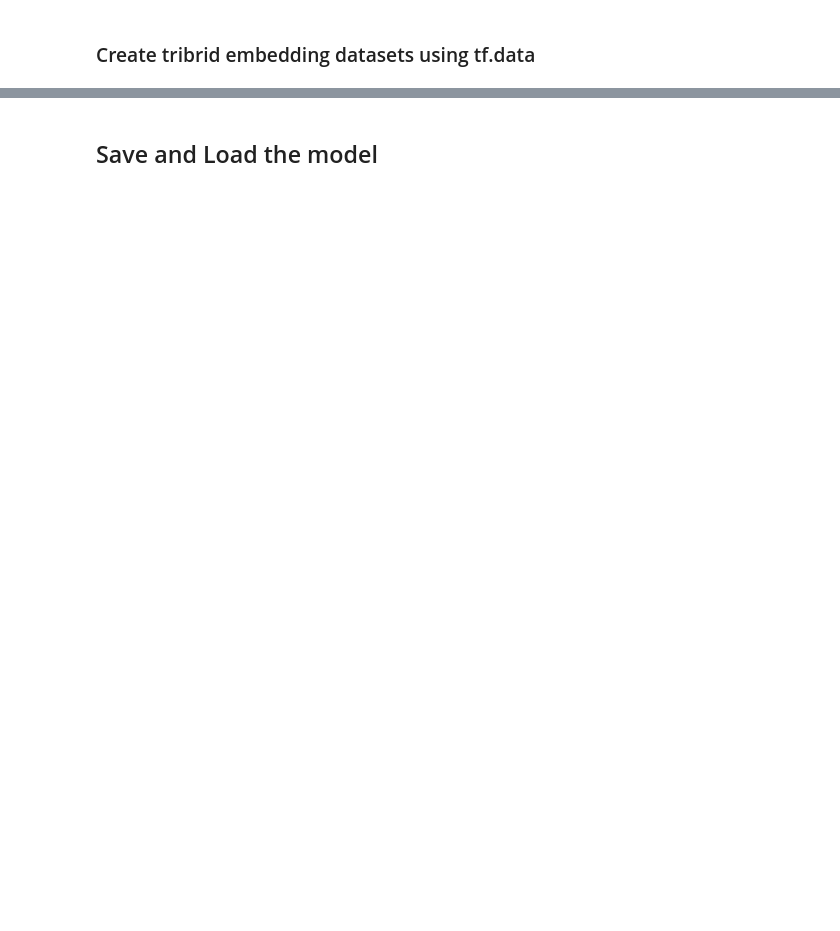
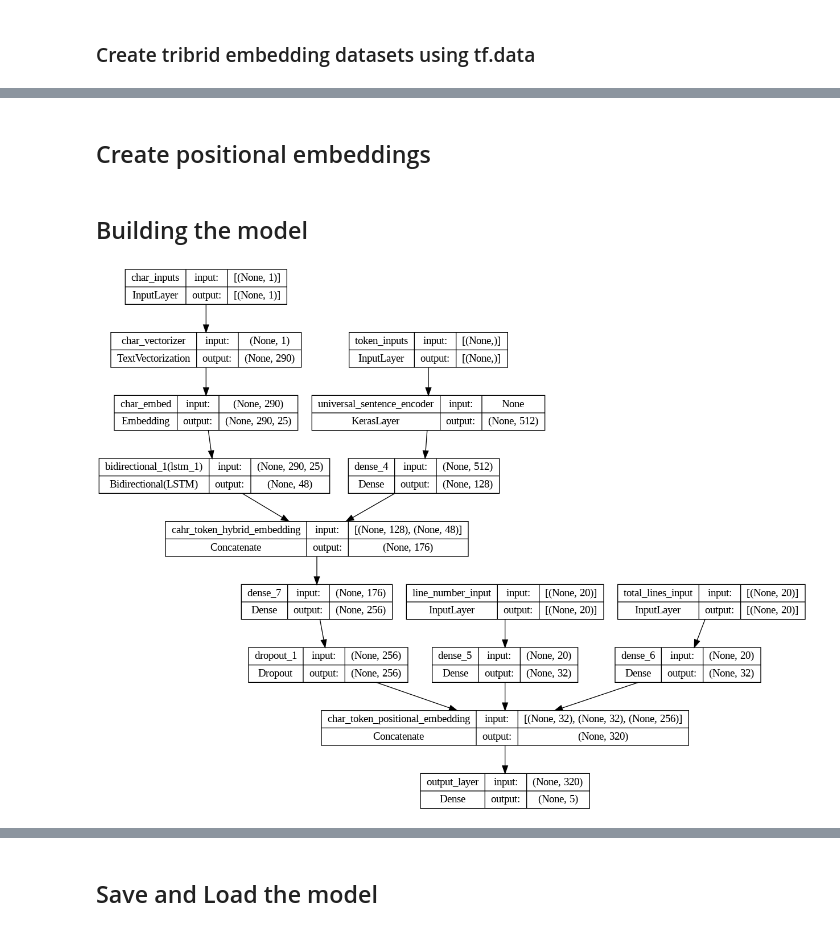
Before and after one commit to Kevo1906/SkimLit_Project, a Jupyter notebook: Project_SkimLit.ipynb, the cells around one changed output, grey strips where cells are left out. Cells and saved outputs as stored; diff of their text form; code cells hidden in the pictures; blank space fills up the shorter version.

```diff
--- a/Project_SkimLit.ipynb
+++ b/Project_SkimLit.ipynb
@@ -1316,0 +1405,8 @@ all_model_results.sort_values("f1", ascending=True,)["f1"].plot.bar()
+# %%
+# Visualize the data into Data Frames
+import pandas as pd
+
+train_df = pd.DataFrame(train_samples)
+val_df = pd.DataFrame(val_samples)
+test_df = pd.DataFrame(test_samples)
+train_df.head(15)
@@ -1316,0 +1446,12 @@ all_model_results.sort_values("f1", ascending=True,)["f1"].plot.bar()
+# %%
+# Extract labels ("target" columns) and encode them into integers
+from sklearn.preprocessing import LabelEncoder
+label_encoder = LabelEncoder()
+train_labels_encoded = label_encoder.fit_transform(train_df["target"].to_numpy())
+val_labels_encoded = label_encoder.transform(val_df["target"].to_numpy())
+test_labels_encoded = label_encoder.transform(test_df["target"].to_numpy())
+
+# Get class names and number of classes from Label Encodel instane
+num_classes = len(label_encoder.classes_)
+class_names = label_encoder.classes_
+num_classes, class_names
@@ -1316,0 +1467,2 @@ all_model_results.sort_values("f1", ascending=True,)["f1"].plot.bar()
+# %% [markdown]
+## Create positional embeddings
@@ -1316,0 +1480,56 @@ all_model_results.sort_values("f1", ascending=True,)["f1"].plot.bar()
+# %% [markdown]
+## Building the model
+# %%
+# 1. Setup token inputs/model
+token_inputs = layers.Input(shape=[], dtype=tf.string, name="token_inputs")
+token_embeddings = tf_hub_embedding_layer(token_inputs)
+token_outputs = layers.Dense(128, activation="relu")(token_embeddings)
+token_model = tf.keras.Model(inputs=token_inputs,
+                             outputs=token_outputs)
+
+# 2. Setup char inputs/model
+char_inputs = layers.Input(shape=(1,), dtype=tf.string, name="char_inputs")
+char_vectors = char_vectorizer(char_inputs)
+char_embeddings = char_embed(char_vectors)
+char_bi_lstm = layers.Bidirectional(layers.LSTM(24))(char_embeddings)
+char_model = tf.keras.Model(inputs=char_inputs,
+                            outputs=char_bi_lstm)
+# 3 Setup line_numbers inputs/model
+line_number_inputs = layers.Input(shape=(20,), dtype=tf.float32, name="line_number_input")
+x = layers.Dense(32, activation="relu")(line_number_inputs)
+line_number_model = tf.keras.Model(inputs=line_number_inputs,
+                                   outputs=x)
+
+# 4 Setup total_lines inputs/model
+total_lines_inputs = layers.Input(shape=(20,), dtype=tf.float32, name="total_lines_input")
+y = layers.Dense(32, activation="relu")(total_lines_inputs)
+total_lines_model = tf.keras.Model(inputs=total_lines_inputs,
+                                   outputs=y)
+
+# 5. Concatenate token and char inputs (create hybrid token embedding)
+token_char_concat = layers.Concatenate(name="cahr_token_hybrid_embedding",)([token_model.output,
+                                                                   char_model.output])
+z = layers.Dense(256, activation="relu")(token_char_concat)
+z = layers.Dropout(0.5)(z)
+
+# 6. Combine positional embedding with combined token and char embeddings
+tribid_embeddings = layers.Concatenate(name="char_token_positional_embedding")([line_number_model.output,
+                                                                                total_lines_model.output,
+                                                                                z])
+
+# 7 Create output layer
+output_layer = layers.Dense(num_classes, activation="softmax", name="output_layer")(tribid_embeddings)
+
+# 8 Put together model with all kinds of inputs
+model_6 = tf.keras.Model(inputs=[line_number_model.input,
+                                 total_lines_model.input,
+                                 token_model.input,
+                                 char_model.input],
+                         outputs=output_layer,
+                         name="model_6_tribrid_embedding_model_with_200k_dataset")
+
+# Get a summary of our token, char and positional embedding model
+from keras.utils import plot_model
+plot_model(model_6, show_shapes=True)
+# %% [output]
+[figure, added]
```
Also changed, not shown: parts of 126 cells of this notebook.
